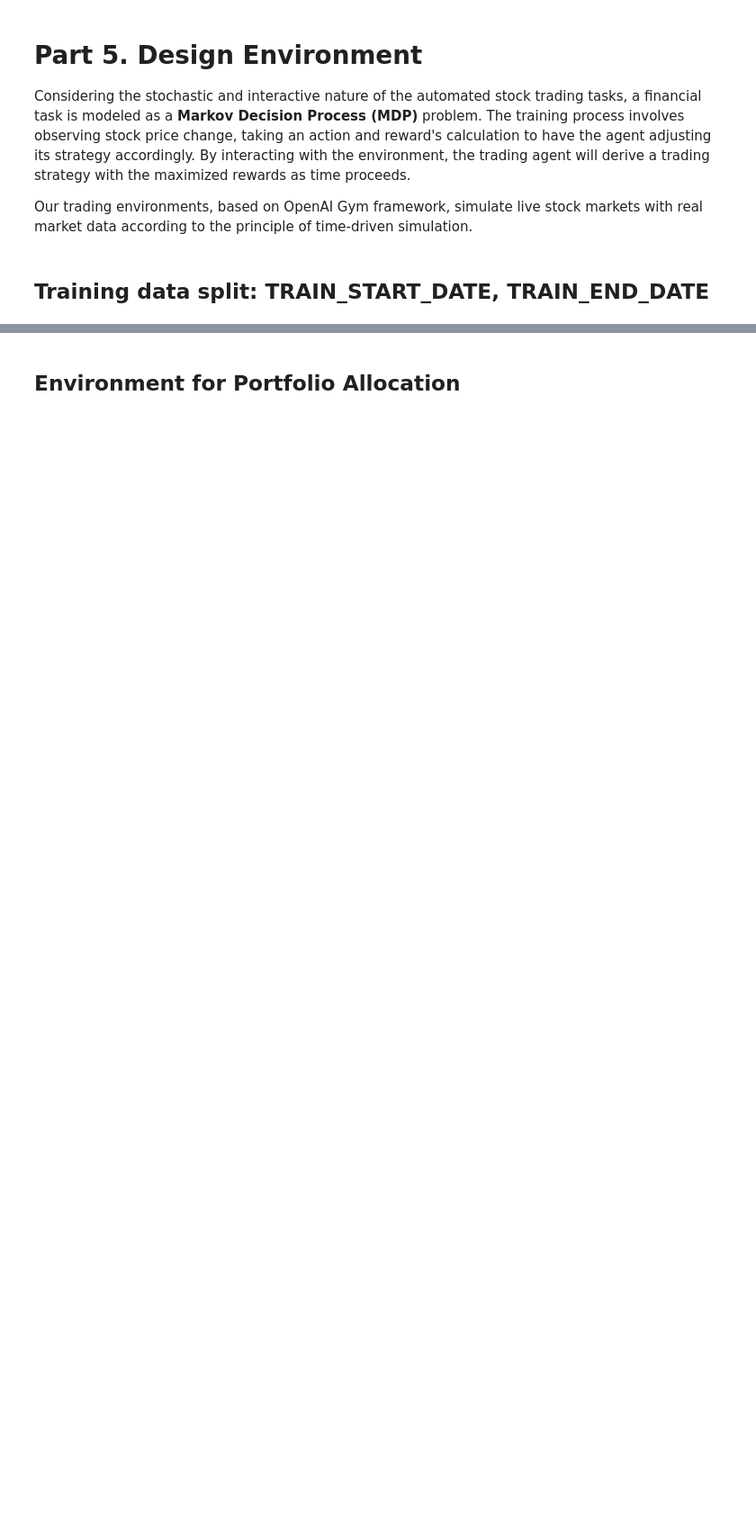
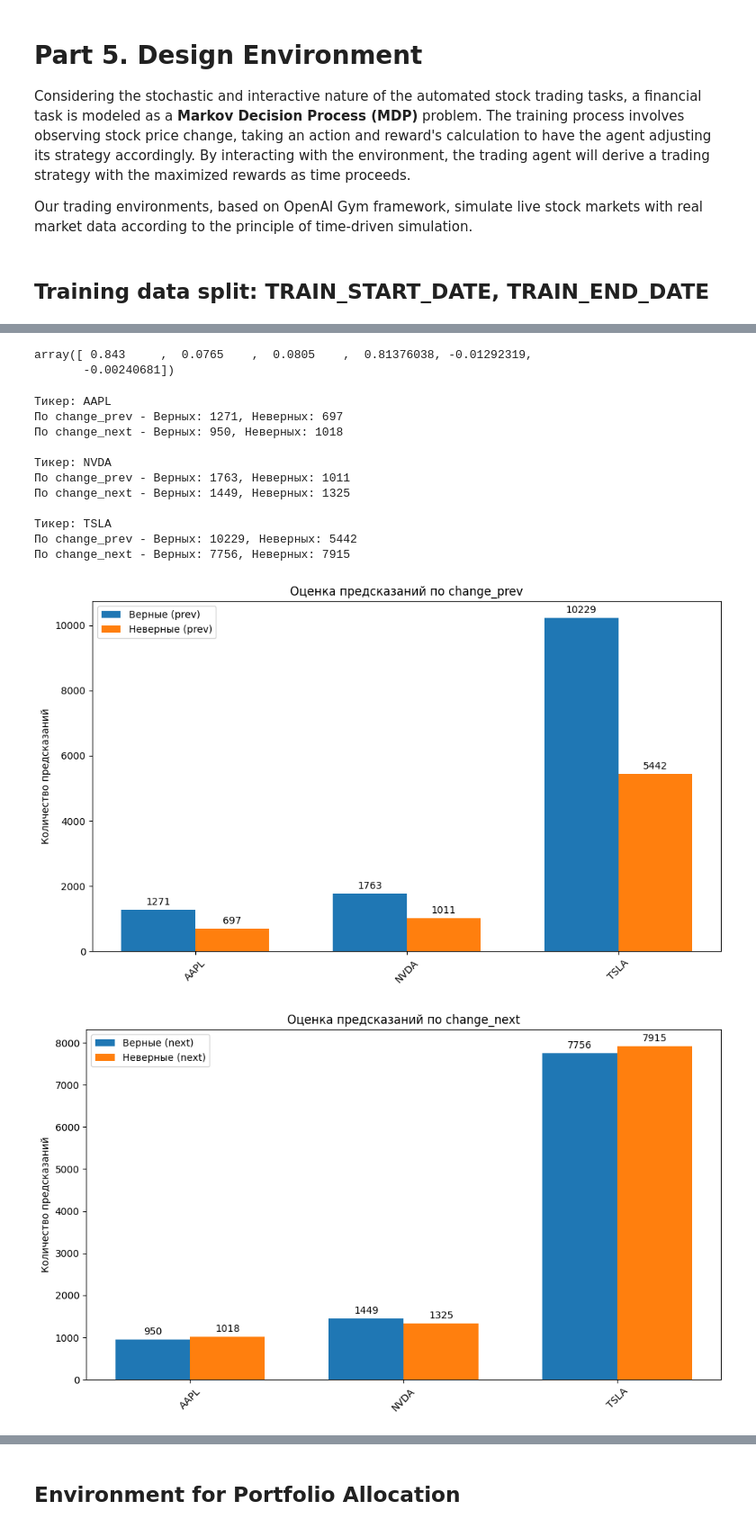
Before and after one commit to SvenTern/algotrade, a Jupyter notebook: Обучение_игровой_модели_оптимизации_портфеля.ipynb, the cells around one changed output, grey strips where cells are left out. Shown at 90% size. Drawn from its saved outputs; the diff is of its cells as text; code cells hidden in the pictures; blank space fills up the shorter version.

```diff
--- a/Обучение_игровой_модели_оптимизации_портфеля.ipynb
+++ b/Обучение_игровой_модели_оптимизации_портфеля.ipynb
@@ -409,0 +514,61 @@ train
+# %%
+train.iloc[2].prediction
+# %% [output]
+array([ 0.843     ,  0.0765    ,  0.0805    ,  0.81376038, -0.01292319,
+       -0.00240681])
+# %%
+data = data_final
+
+stock_dimension = len(data.tic.unique())
+risk_volume = 0.2
+
+FEATURE_LENGTHS = {
+    'prediction': 6,   # массив из 6 элементов
+    'covariance': 3   # массив из 3 элементов
+    # и т.д. для остальных feature...
+}
+# Constants and Transaction Cost Definitions
+lookback = 5
+features_list = ['prediction', 'covariance', 'volatility', 'last_return']
+# 'base':0.0035 стоимость за акцию, 'minimal':0.35 минимальная комиссия в сделке, 'maximal':0.01 максимальный процент 1% комиссии, 'short_loan': 0.17 ставка займа в short 0.17% в день,
+# 'short_rebate': 0.83 выплата rebate по коротким позициям 0.83% в день, 'short_rebate_limit':100000 лимит начиная с которого выплачивается rebate
+transaction_cost_amount = {
+    'base': 0.0035,
+    'minimal': 0.35,
+    'maximal': 0.01,
+    'short_loan': 0.17,
+    'short_rebate': 0.83,
+    'short_rebate_limit': 100000
+}
+slippage = 0.02
+
+env_kwargs = {
+    "stock_dim": stock_dimension,
+    "hmax": 100,
+    'risk_volume': risk_volume,
+    "initial_amount": 1000000,
+    "transaction_cost_amount": transaction_cost_amount,
+    "tech_indicator_list": [],
+    'features_list': features_list,
+    'FEATURE_LENGTHS' : FEATURE_LENGTHS,
+    'use_logging': 1,
+    'use_sltp' : True
+}
+
+e_train_gym = StockPortfolioEnv(df = data, **env_kwargs)
+# %%
+results_by_ticker = e_train_gym.__check__()
+# %% [output]
+Тикер: AAPL
+По change_prev - Верных: 1271, Неверных: 697
+По change_next - Верных: 950, Неверных: 1018
+
+Тикер: NVDA
+По change_prev - Верных: 1763, Неверных: 1011
+По change_next - Верных: 1449, Неверных: 1325
+
+Тикер: TSLA
+По change_prev - Верных: 10229, Неверных: 5442
+По change_next - Верных: 7756, Неверных: 7915
+[figure, added]
+[figure, added]
```
Also changed, not shown: parts of 29 cells of this notebook.
